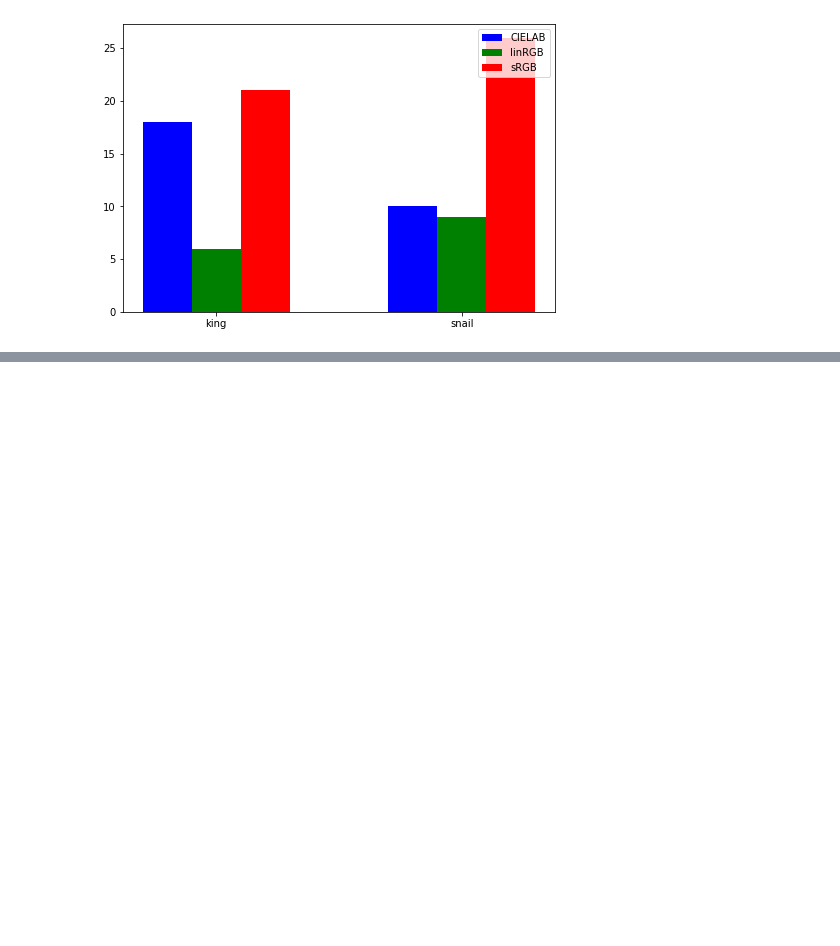
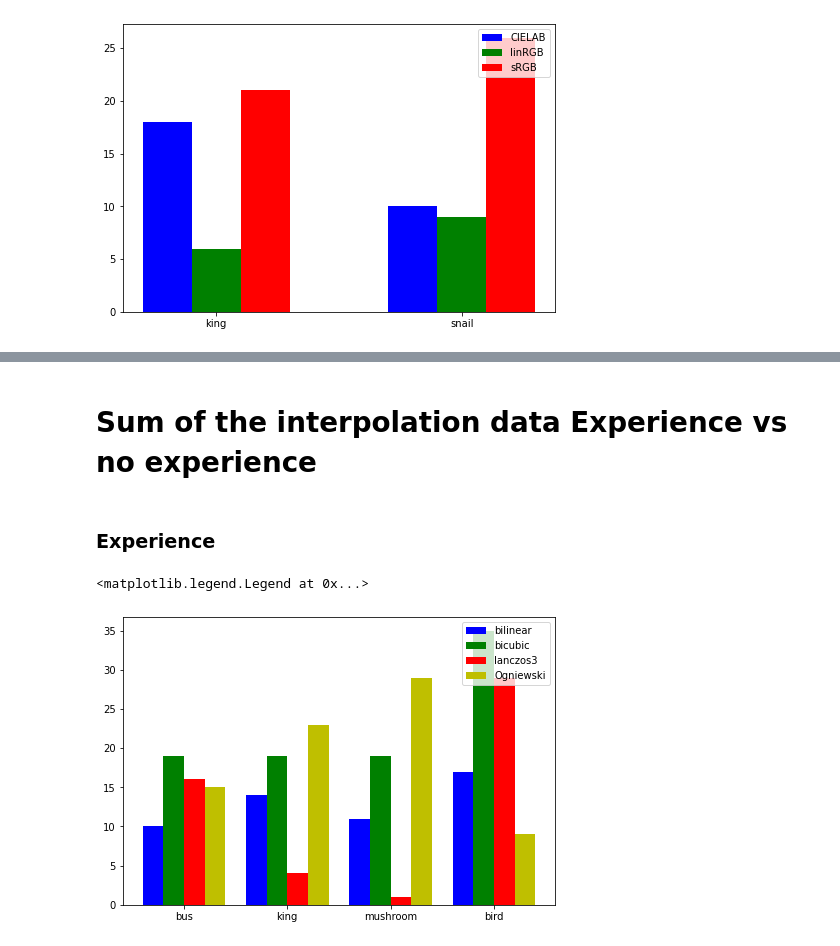
Before and after one commit to pannacotta98/color-interpolation, a Jupyter notebook: subjective-analysis/subj-analysis-test.ipynb, the cells around one changed output, grey strips where cells are left out. Saved outputs shown, nothing was run; the diff lists cells and outputs as text; code cells hidden in the pictures; blank space fills up the shorter version.

Commit message:
Comparison between experience vs no experience

```diff
--- a/subjective-analysis/subj-analysis-test.ipynb
+++ b/subjective-analysis/subj-analysis-test.ipynb
@@ -195,0 +198,5 @@ ax.legend(loc='upper right')
+# %%
+table1
+has_exp = table1.loc[table1['imageExperience'].isin(['education','professional'])]
+no_exp = table1.loc[table1['imageExperience'].isin(['none'])]
+print(no_exp.head(n=3))
@@ -195,0 +221,6 @@ ax.legend(loc='upper right')
+# %%
+has_exp = has_exp.iloc[:,5:]
+no_exp = no_exp.iloc[:,5:]
+has_exp_sum = has_exp.sum(axis = 0, skipna = True)
+no_exp_sum = no_exp.sum(axis = 0, skipna = True)
+print(has_exp_sum)
@@ -195,0 +319,21 @@ ax.legend(loc='upper right')
+# %% [markdown]
+# Sum of the interpolation data Experience vs no experience
+# %% [markdown]
+### Experience
+# %%
+X = np.arange(4)
+fig = plt.figure()
+ax = fig.add_axes([0,0,1,1])
+xaxis = ['bus','king','mushroom','bird']
+xi = list(range(len(xaxis)))
+plt.xticks(xi,xaxis)
+
+
+ax.bar(X - 0.3, exp_bilinear, color = 'b', width = 0.2, align='center', label='bilinear')
+ax.bar(X - 0.10, exp_bicubic, color = 'g', width = 0.2, align='center', label='bicubic')
+ax.bar(X + 0.1, exp_lanczos3, color = 'r', width = 0.2, align='center', label='lanczos3')
+ax.bar(X + 0.3, exp_ogniewski, color = 'y', width = 0.2, align='center', label='Ogniewski')
+ax.legend(loc='upper right')
+# %% [output]
+<matplotlib.legend.Legend at 0x...>
+[figure, added]
```
Also changed, not shown: parts of 11 cells of this notebook.
